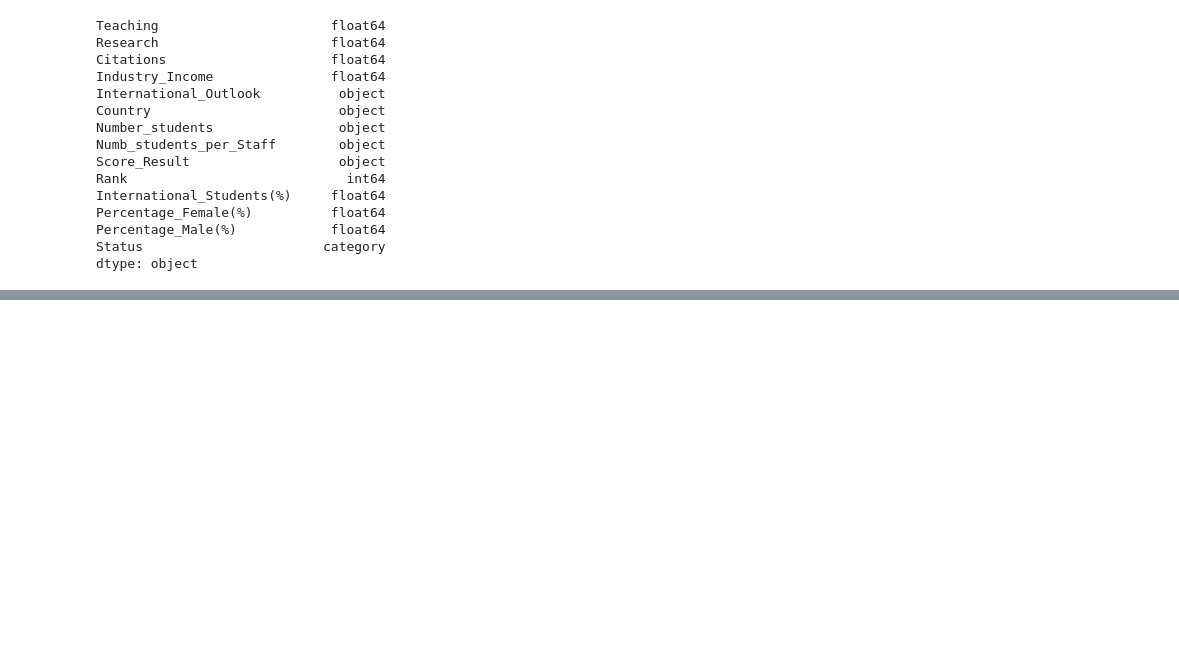
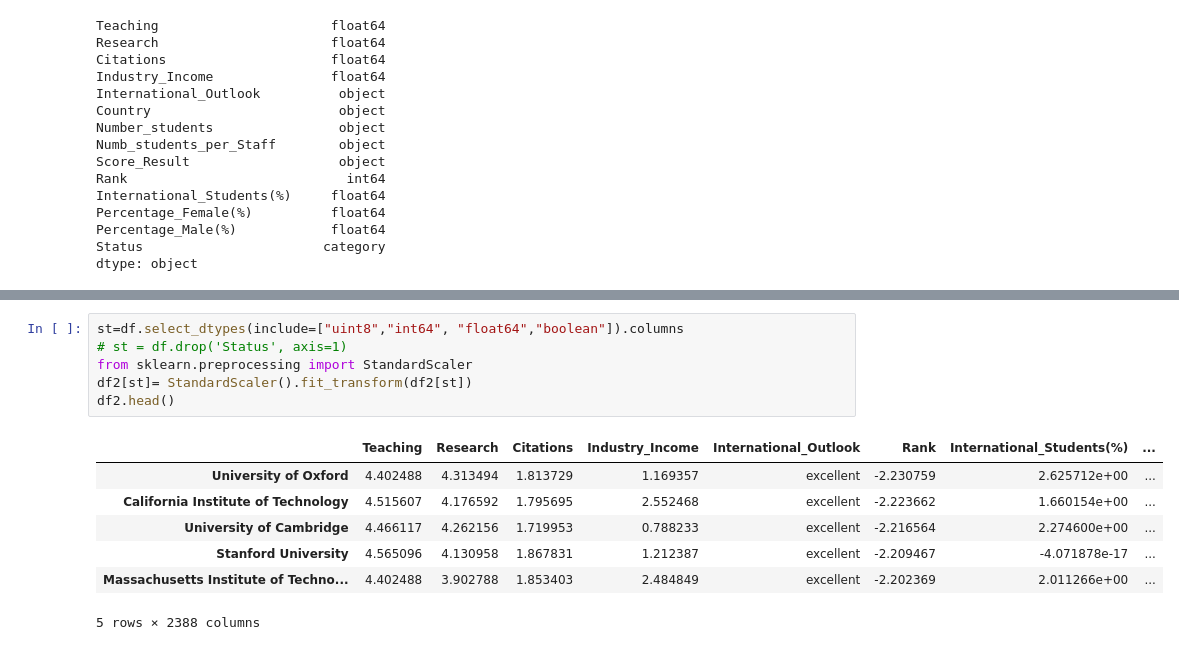
Before and after one commit to klarcika/TZ, a Jupyter notebook: Naloga4.ipynb, the cells around one changed output, grey strips where cells are left out. Drawn from its saved outputs; the diff is of its cells as text; blank space fills up the shorter version.

```diff
--- a/Naloga4.ipynb
+++ b/Naloga4.ipynb
@@ -180,0 +203,14 @@ print(kat)
+# %%
+st=df.select_dtypes(include=["uint8","int64", "float64","boolean"]).columns
+# st = df.drop('Status', axis=1)
+from sklearn.preprocessing import StandardScaler
+df2[st]= StandardScaler().fit_transform(df2[st])
+df2.head()
+# %% [output]
+|  | Teaching | Research | Citations | Industry_Income | International_Outlook | Rank | International_Students(%) | ... |
+| University of Oxford | 4.402488 | 4.313494 | 1.813729 | 1.169357 | excellent | -2.230759 | 2.625712e+00 | ... |
+| California Institute of Technology | 4.515607 | 4.176592 | 1.795695 | 2.552468 | excellent | -2.223662 | 1.660154e+00 | ... |
+| University of Cambridge | 4.466117 | 4.262156 | 1.719953 | 0.788233 | excellent | -2.216564 | 2.274600e+00 | ... |
+| Stanford University | 4.565096 | 4.130958 | 1.867831 | 1.212387 | excellent | -2.209467 | -4.071878e-17 | ... |
+| Massachusetts Institute of Techno... | 4.402488 | 3.902788 | 1.853403 | 2.484849 | excellent | -2.202369 | 2.011266e+00 | ... |
+5 rows × 2388 columns
```
Also changed, not shown: parts of 11 cells of this notebook.
